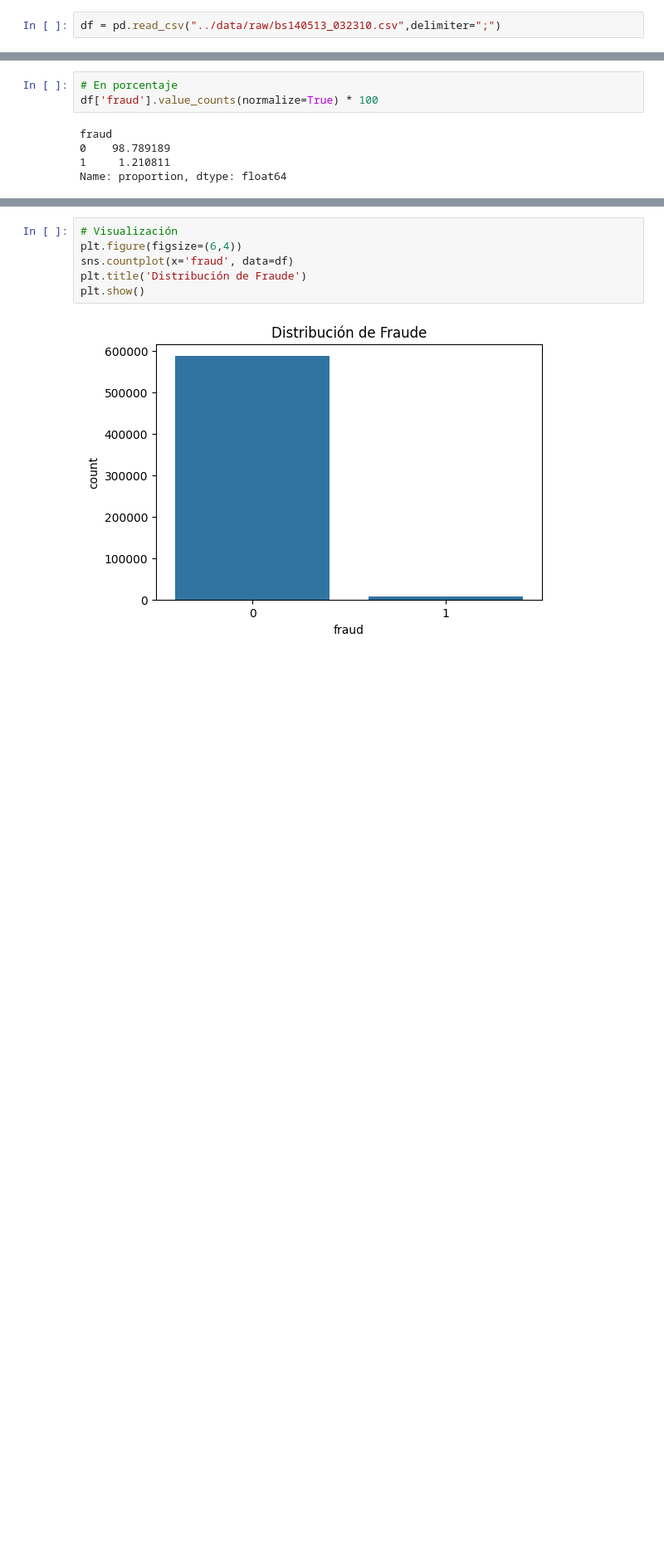
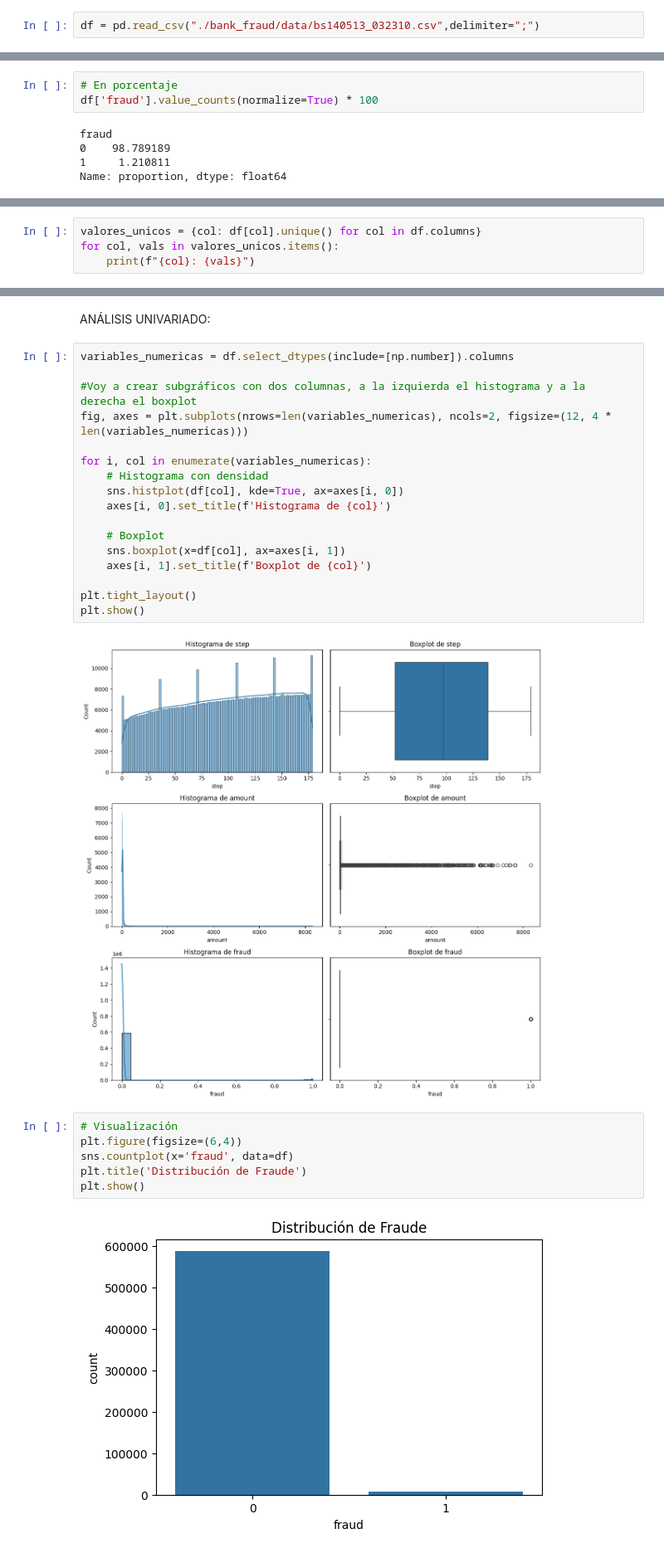
Before and after one commit to aldangarcia/bank_fraud, a Jupyter notebook: src/01_EDA.ipynb, the cells around one changed output, grey strips where cells are left out. Shown at 83% size. Drawn from its saved outputs; the diff is of its cells as text; blank space fills up the shorter version.

```diff
--- a/src/01_EDA.ipynb
+++ b/src/01_EDA.ipynb
@@ -12,4 +12,4 @@ import seaborn as sns
 import warnings
 warnings.filterwarnings('ignore')
 # %%
-df = pd.read_csv("../data/raw/bs140513_032310.csv",delimiter=";")
+df = pd.read_csv("./bank_fraud/data/bs140513_032310.csv",delimiter=";")
@@ -66,0 +90,4 @@ Name: proportion, dtype: float64
+# %%
+valores_unicos = {col: df[col].unique() for col in df.columns}
+for col, vals in valores_unicos.items():
+    print(f"{col}: {vals}")
@@ -67,3 +112,24 @@ Name: proportion, dtype: float64
+# %% [markdown]
+ANÁLISIS UNIVARIADO:
+# %%
+variables_numericas = df.select_dtypes(include=[np.number]).columns
+
+#Voy a crear subgráficos con dos columnas, a la izquierda el histograma y a la derecha el boxplot
+fig, axes = plt.subplots(nrows=len(variables_numericas), ncols=2, figsize=(12, 4 * len(variables_numericas)))
+
+for i, col in enumerate(variables_numericas):
+    # Histograma con densidad
+    sns.histplot(df[col], kde=True, ax=axes[i, 0])
+    axes[i, 0].set_title(f'Histograma de {col}')
+
+    # Boxplot
+    sns.boxplot(x=df[col], ax=axes[i, 1])
+    axes[i, 1].set_title(f'Boxplot de {col}')
+
+plt.tight_layout()
+plt.show()
+# %% [output]
+[figure, added]
 # %%
 # Visualización
 plt.figure(figsize=(6,4))
```
Also changed, not shown: parts of 9 cells of this notebook.
